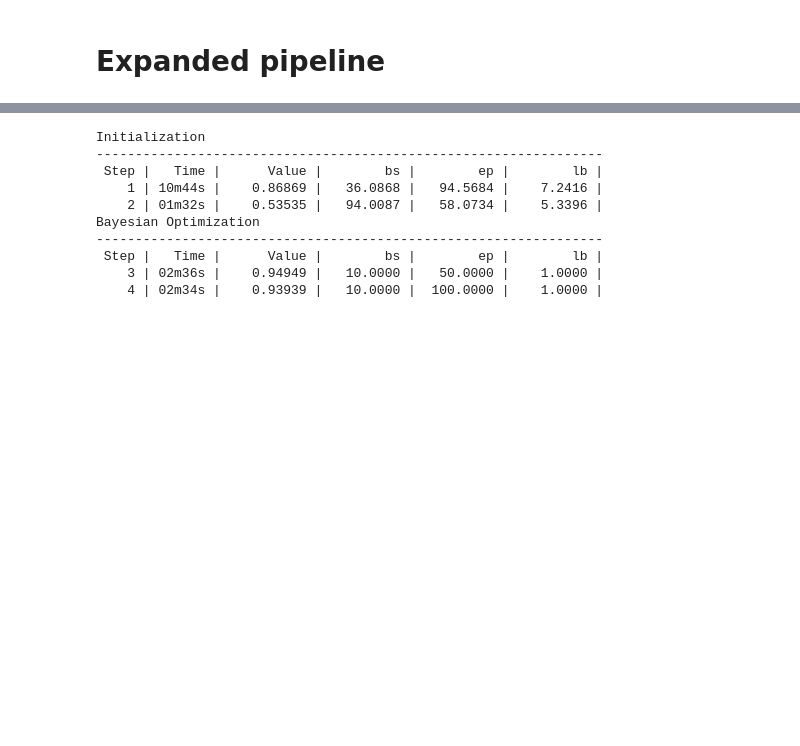
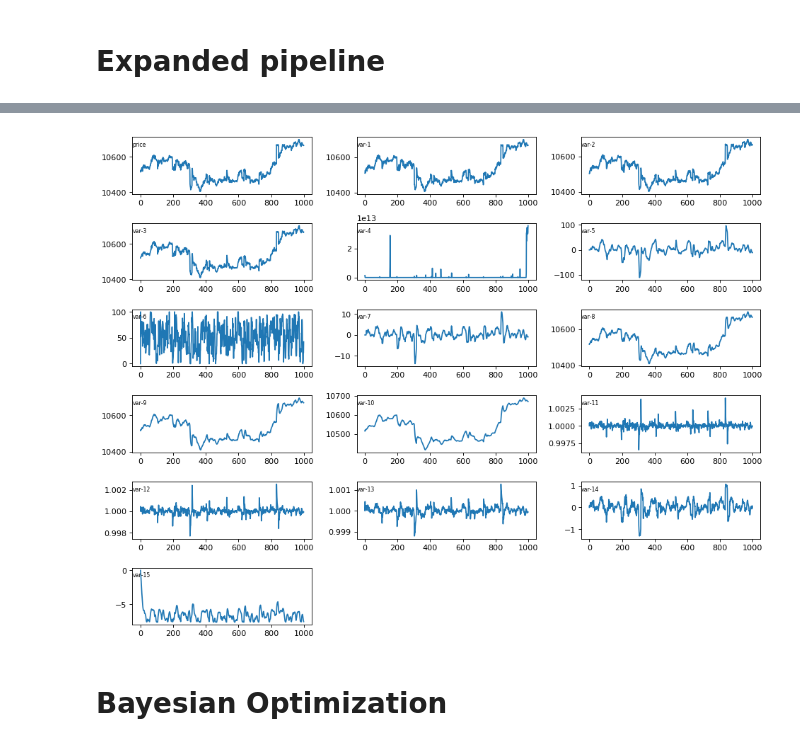
Before and after one commit to renero/sailboatsfactory, a Jupyter notebook: notebooks/experimental/lstm ibex params.ipynb, the cells around one changed output, grey strips where cells are left out. Saved outputs shown, nothing was run; the diff lists cells and outputs as text; code cells hidden in the pictures; blank space fills up the shorter version.

```diff
--- a/notebooks/experimental/lstm ibex params.ipynb
+++ b/notebooks/experimental/lstm ibex params.ipynb
@@ -46,3 +28,8 @@ def set_parameters():
+# %%
+def read_parameters():
+    with open('/Users/jrenero/Documents/SideProjects/sailboatsfactory/notebooks/experimental/params.yaml', 'r') as f:
+        params = yaml.load(f)
+    return params
 # %%
 def adjust_parameters(params):
     params['raw_adjusted_numrows'] = params['raw_numrows'] - ((params['raw_numrows'] - params['look_back']) % params['lstm_batch_size'])
@@ -358,34 +329,27 @@ plot_prediction(test_y, yhat, title='LookBack={:d}, RMSE={:.02f}, T.E={:.02f}({:
+# %%
+plot_features(raw_dataset)
+# %% [output]
+[figure, added]
+# %% [markdown]
+# Bayesian Optimization
 # %%
-from bayes_opt import BayesianOptimization
-import matplotlib.pyplot as plt
-from matplotlib import gridspec
-
-gp_params = {"alpha": 1e-5, "n_restarts_optimizer": 2}
-def target(lb, bs, ep):
-    params = set_parameters()
-    raw_dataset = read_dataset(params)
-
-    params['look_back'] = int(lb)
-    params['lstm_batch_size'] = int(bs)
-    params['num_epochs'] = int(ep)
-
-    adjust_parameters(params)
-
-    inv_y, inv_yhat, rmse, trend_error = run_pipeline(params)
-    return (1.0 - (trend_error/(len(test_y)-1)))
-
-KAPPA = 5
-bo = BayesianOptimization(target, {'lb': (1, 10), 'bs':(10,100), 'ep':(50,100)})
-gp_params = {'corr': 'cubic'}
-bo.maximize(init_points=2, n_iter=10, acq='ucb', kappa=KAPPA)
+# -> deactivated <- from bayes_opt import BayesianOptimization
+# -> deactivated <- import matplotlib.pyplot as plt
+# -> deactivated <- from matplotlib import gridspec
+# -> deactivated <-
+# -> deactivated <- gp_params = {"alpha": 1e-5, "n_restarts_optimizer": 2}
+# -> deactivated <- def target(lb, bs, ep):
+# -> deactivated <-     params = set_parameters()
+# -> deactivated <-     raw_dataset = read_dataset(params)
+# -> deactivated <-     params['look_back'] = int(lb)
+# -> deactivated <-     params['lstm_batch_size'] = int(bs)
+# -> deactivated <-     params['num_epochs'] = int(ep)
+# -> deactivated <-     adjust_parameters(params)
+# -> deactivated <-
+# -> deactivated <-     inv_y, inv_yhat, rmse, trend_error = run_pipeline(raw_dataset, params)
+# -> deactivated <-     return (1.0 - (trend_error/(len(inv_y)-1+1e-6)))
+# -> deactivated <-
+# -> deactivated <- KAPPA = 5
+# -> deactivated <- bo = BayesianOptimization(target, {'lb': (1, 10), 'bs':(1,100), 'ep':(10,30)})
+# -> deactivated <- gp_params = {'corr': 'cubic'}
+# -> deactivated <- bo.maximize(init_points=3, n_iter=10, acq='ucb', kappa=KAPPA)
-# %% [output]
-Initialization
------------------------------------------------------------------
- Step |   Time |      Value |        bs |        ep |        lb |
-    1 | 10m44s |    0.86869 |   36.0868 |   94.5684 |    7.2416 |
-    2 | 01m32s |    0.53535 |   94.0087 |   58.0734 |    5.3396 |
-Bayesian Optimization
------------------------------------------------------------------
- Step |   Time |      Value |        bs |        ep |        lb |
-    3 | 02m36s |    0.94949 |   10.0000 |   50.0000 |    1.0000 |
-    4 | 02m34s |    0.93939 |   10.0000 |  100.0000 |    1.0000 |
```
Also changed, not shown: parts of 14 cells of this notebook, 1 other file.
